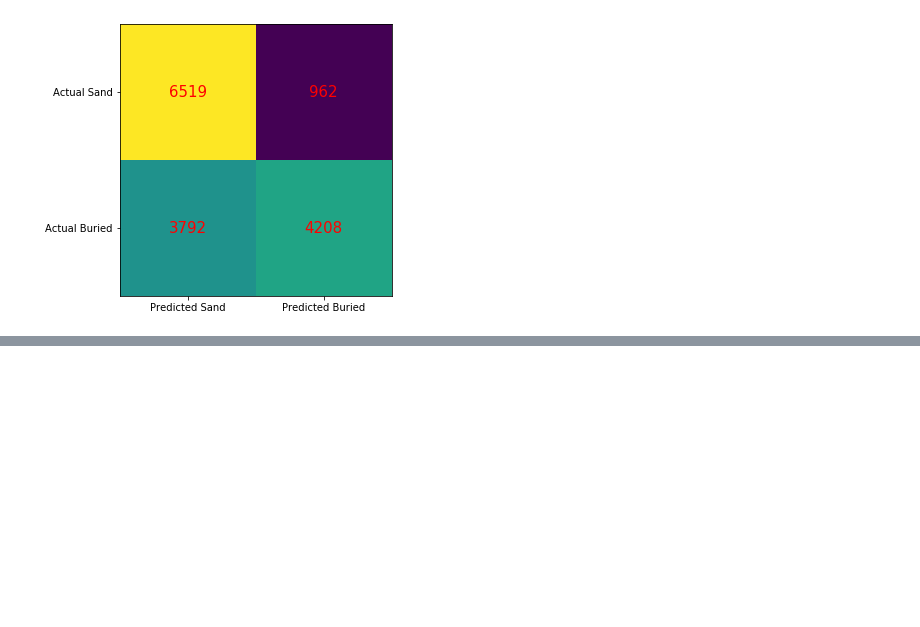
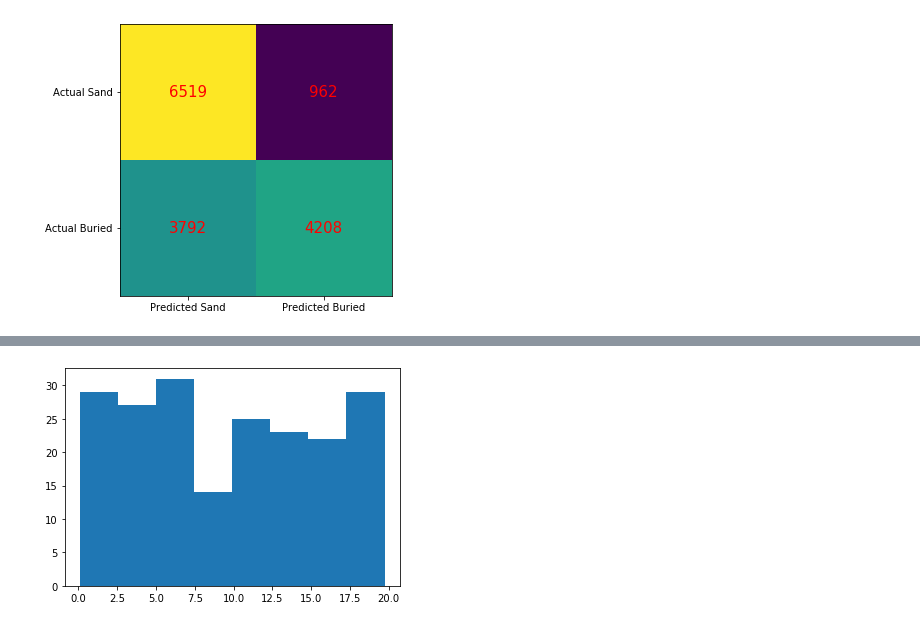
Before and after one commit to lnadi17/ground-penetrating-radar, a Jupyter notebook: gpr.ipynb, the cells around one changed output, grey strips where cells are left out. Saved outputs shown, nothing was run; the diff lists cells and outputs as text; code cells hidden in the pictures; blank space fills up the shorter version.

```diff
--- a/gpr.ipynb
+++ b/gpr.ipynb
@@ -325,0 +354,8 @@ plt.show()
+# %%
+plt.hist(st.uniform(0, 20).rvs(size=200), bins=8)
+plt.show()
+
+# reset seed
+np.random.seed(seed=seed)
+# %% [output]
+[figure, added]
```
Also changed, not shown: parts of 14 cells of this notebook.
